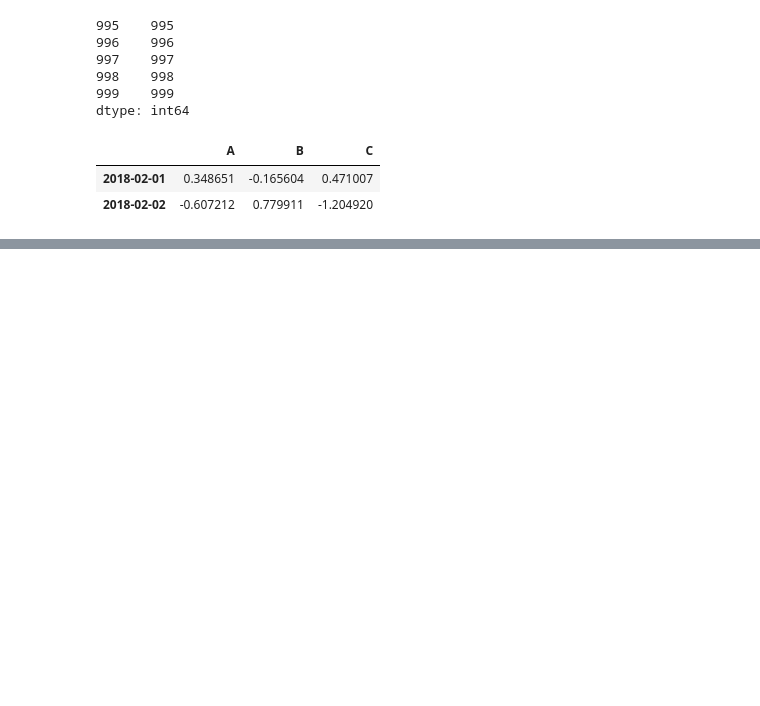
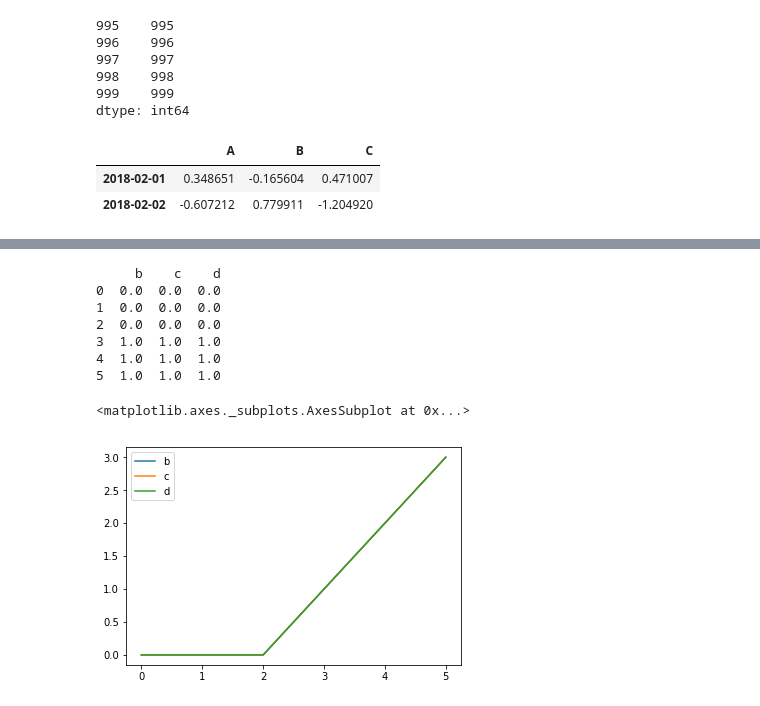
Before and after one commit to hyhlinux/math, a Jupyter notebook: demo_numpy_pandas/demo_pandas.ipynb, the cells around one changed output, grey strips where cells are left out. Drawn from its saved outputs; the diff is of its cells as text; code cells hidden in the pictures; blank space fills up the shorter version.

```diff
--- a/demo_numpy_pandas/demo_pandas.ipynb
+++ b/demo_numpy_pandas/demo_pandas.ipynb
@@ -130,0 +460,11 @@ df
+# %%
+# join (合并方式)
+# join='outer'为预设值，因此未设定任何参数时，函数默认join='outer'。
+# 此方式是依照column来做纵向合并，有相同的column上下合并在一起，
+# 其他独自的column个自成列，原本没有值的位置皆以NaN填充。
+df1 = pd.DataFrame(np.ones((3,4))*0, columns=['a','b','c','d'], index=[1,2,3])
+df2 = pd.DataFrame(np.ones((3,4))*1, columns=['b','c','d','e'], index=[2,3,4])
+print(df1)
+print(df2)
+res = pd.concat([df1, df2], axis=0, join='outer')
+print(res)
@@ -130,0 +510,15 @@ df
+# %%
+res = pd.concat([df1, df2], axis=0, join='inner', ignore_index=True)
+print(res)
+res = res.cumsum()
+res.plot()
+# %% [output]
+     b    c    d
+0  0.0  0.0  0.0
+1  0.0  0.0  0.0
+2  0.0  0.0  0.0
+3  1.0  1.0  1.0
+4  1.0  1.0  1.0
+5  1.0  1.0  1.0
+<matplotlib.axes._subplots.AxesSubplot at 0x...>
+[figure, added]
```
Also changed, not shown: parts of 50 cells of this notebook, 4 other files.
